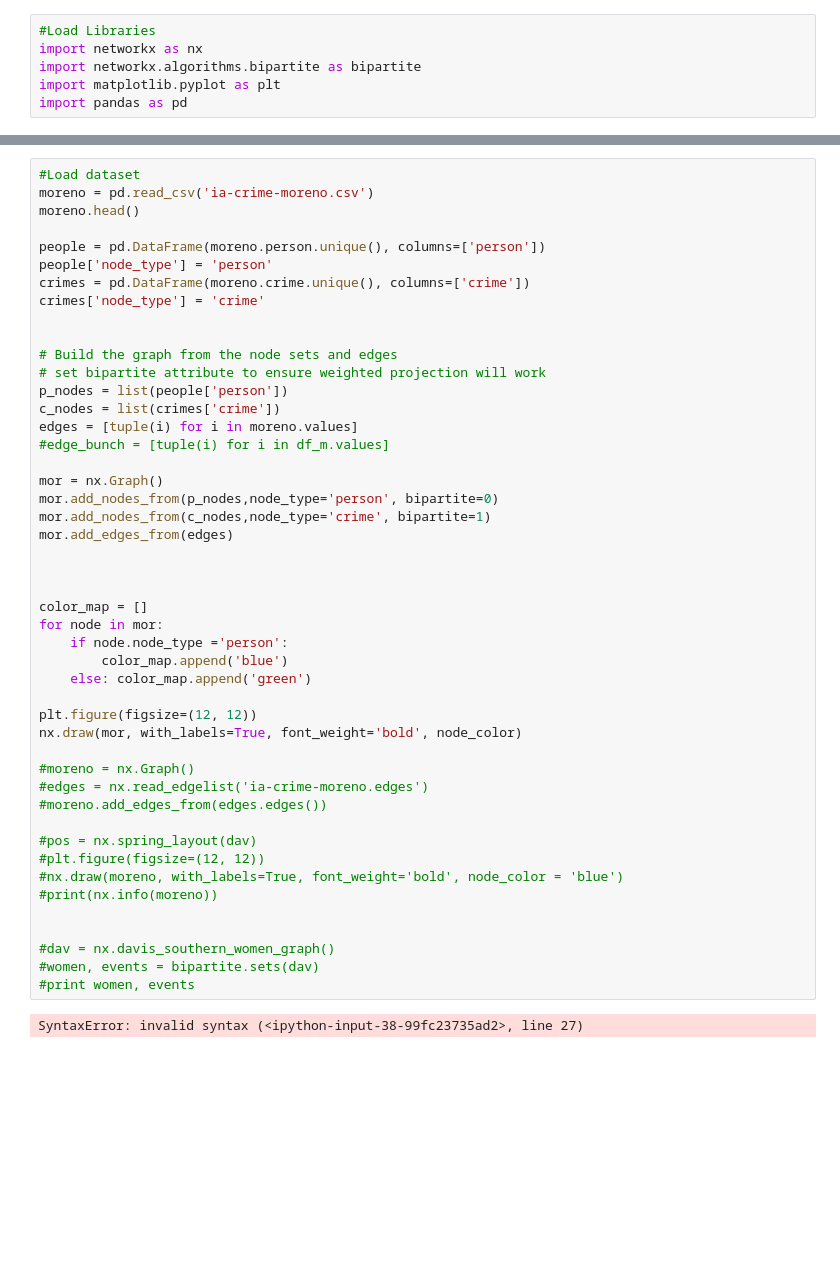
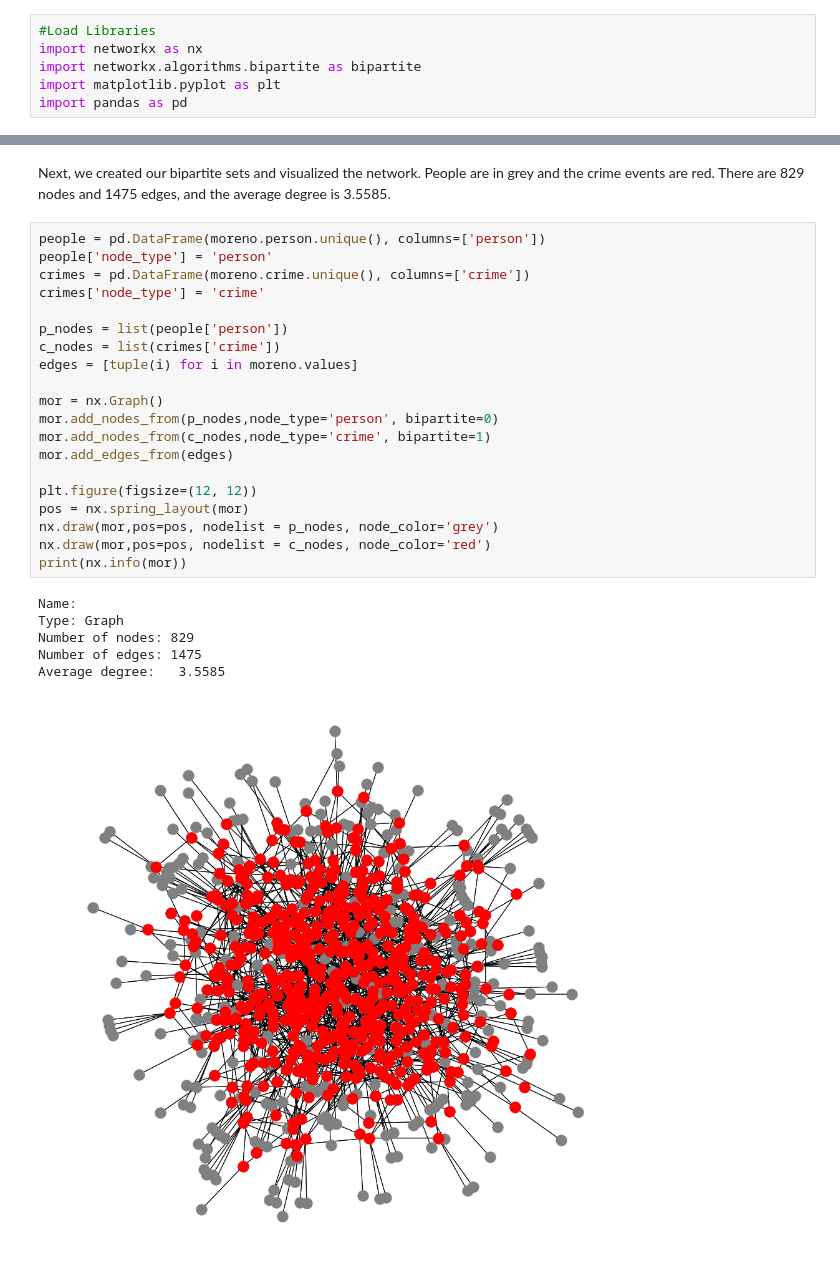
Before and after one commit to omarp120/DATA620-Web-Analytics, a Jupyter notebook: Week 7 Project 2 OP.ipynb, the cells around one changed output, grey strips where cells are left out. Cells and saved outputs as stored; diff of their text form; blank space fills up the shorter version.

```diff
--- a/Week 7 Project 2 OP.ipynb
+++ b/Week 7 Project 2 OP.ipynb
@@ -23,49 +36,29 @@ import pandas as pd
+# %% [markdown]
+Next, we created our bipartite sets and visualized the network. People are in grey and the crime events are red. There are 829 nodes and 1475 edges, and the average degree is 3.5585.
 # %%
-#Load dataset
-moreno = pd.read_csv('ia-crime-moreno.csv')
-moreno.head()
-
 people = pd.DataFrame(moreno.person.unique(), columns=['person'])
 people['node_type'] = 'person'
 crimes = pd.DataFrame(moreno.crime.unique(), columns=['crime'])
 crimes['node_type'] = 'crime'
 
-
-# Build the graph from the node sets and edges
-# set bipartite attribute to ensure weighted projection will work
 p_nodes = list(people['person'])
 c_nodes = list(crimes['crime'])
 edges = [tuple(i) for i in moreno.values]
-#edge_bunch = [tuple(i) for i in df_m.values]
 
 mor = nx.Graph()
 mor.add_nodes_from(p_nodes,node_type='person', bipartite=0)
 mor.add_nodes_from(c_nodes,node_type='crime', bipartite=1)
 mor.add_edges_from(edges)
 
-
-
-color_map = []
-for node in mor:
-    if node.node_type ='person':
-        color_map.append('blue')
-    else: color_map.append('green')
-
 plt.figure(figsize=(12, 12))
-nx.draw(mor, with_labels=True, font_weight='bold', node_color)
-
-#moreno = nx.Graph()
-#edges = nx.read_edgelist('ia-crime-moreno.edges')
-#moreno.add_edges_from(edges.edges())
-
-#pos = nx.spring_layout(dav)
-#plt.figure(figsize=(12, 12))
-#nx.draw(moreno, with_labels=True, font_weight='bold', node_color = 'blue')
-#print(nx.info(moreno))
-
-
-#dav = nx.davis_southern_women_graph()
-#women, events = bipartite.sets(dav)
-#print women, events
+pos = nx.spring_layout(mor)
+nx.draw(mor,pos=pos, nodelist = p_nodes, node_color='grey')
+nx.draw(mor,pos=pos, nodelist = c_nodes, node_color='red')
+print(nx.info(mor))
 # %% [output]
-SyntaxError: invalid syntax (<ipython-input-38-99fc23735ad2>, line 27)
+Name:
+Type: Graph
+Number of nodes: 829
+Number of edges: 1475
+Average degree:   3.5585
+[figure, added]
```
Also changed, not shown: parts of 29 cells of this notebook.
